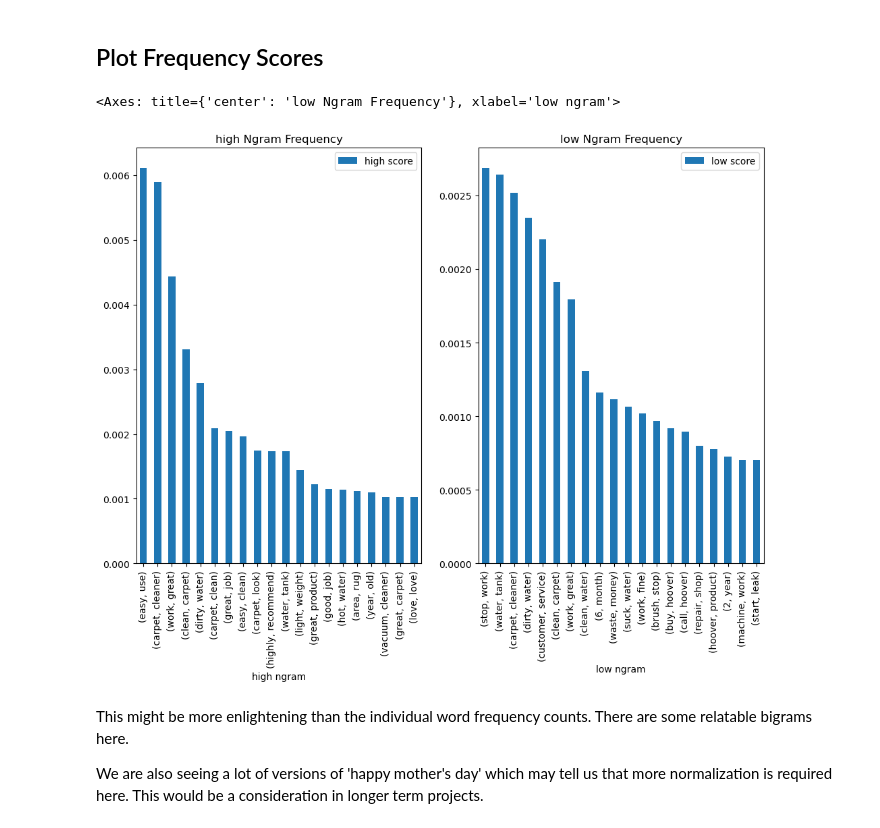
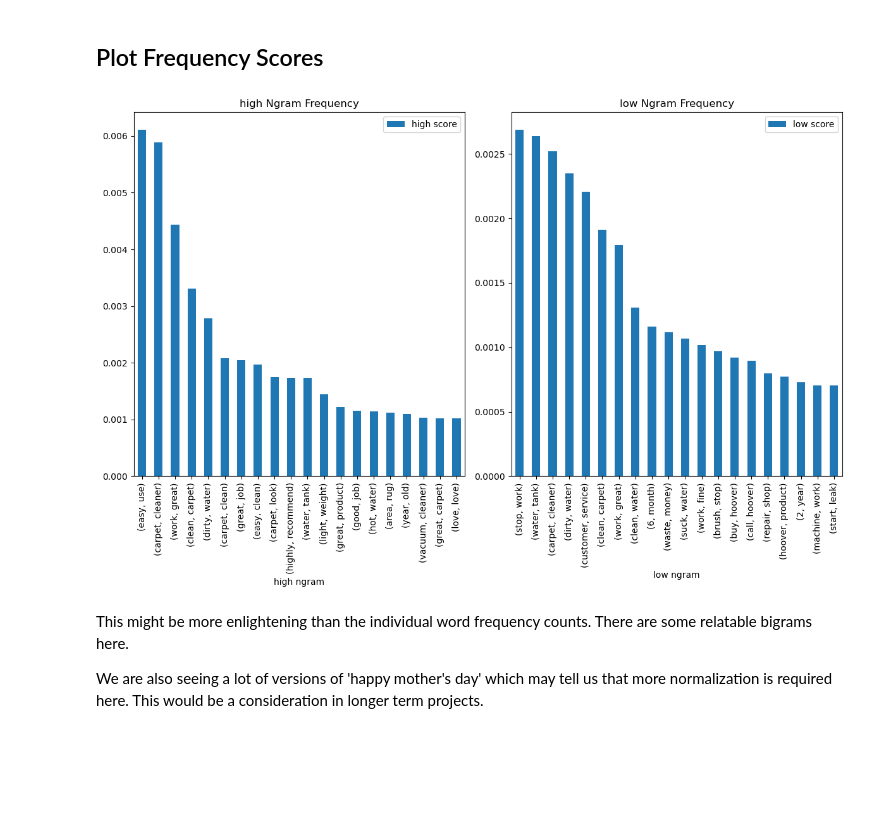
Before and after one commit to purvikansara/adv-ml-wk01-nlp-codealongs, a Jupyter notebook: Lecture 2-Amazon/SOLUTIONS-Amazon-W01L02-nlp-analysis-and-classification.ipynb, the cells around one changed output. Saved outputs shown, nothing was run; the diff lists cells and outputs as text; code cells hidden in the pictures; blank space fills up the shorter version.

```diff
--- a/Lecture 2-Amazon/SOLUTIONS-Amazon-W01L02-nlp-analysis-and-classification.ipynb
+++ b/Lecture 2-Amazon/SOLUTIONS-Amazon-W01L02-nlp-analysis-and-classification.ipynb
@@ -245,0 +246,4 @@ Name: rating, dtype: int64
+# %%
+## Use the function to create a new "rating" column with groups
+df['rating'] = df['overall'].map(create_groups)
+df['rating'].value_counts(dropna=False)
@@ -324,17 +346,17 @@ neg_freq_dist.plot(20, title='low Rating Token Frequency Distribution');
 We can see already that punctuation and very common words are at the top of both lists.  To avoid this, we can use our normalized data instead.  Let's use our lemmas!
 # %%
 ## Create list of all tokens in all documents
-pos_words = high['spacy_lemmas'].explode().to_list()
-neg_words = low['spacy_lemmas'].explode().to_list()
+high_words = high['spacy_lemmas'].explode().to_list()
+low_words = low['spacy_lemmas'].explode().to_list()
 
 ## Instantiate high frequency distribution
-pos_freq_dist = FreqDist(pos_words)
-neg_freq_dist = FreqDist(neg_words)
+high_freq_dist = FreqDist(high_words)
+low_freq_dist = FreqDist(low_words)
 
 ## Plot the distribution
-pos_freq_dist.plot(20, title='high Rating Token Distribution')
+high_freq_dist.plot(20, title='high Rating Token Distribution')
 
-neg_freq_dist.plot(20, title='low Rating Token Frequency Distribution');
+low_freq_dist.plot(20, title='low Rating Token Frequency Distribution');
 # %% [output]
 [figure]
 [figure]
@@ -400,19 +469,19 @@ from nltk.collocations import BigramAssocMeasures, BigramCollocationFinder
 measures = BigramAssocMeasures()
 
 ## Create collector classes
-pos_finder = BigramCollocationFinder.from_words(pos_words)
-neg_finder = BigramCollocationFinder.from_words(neg_words)
+high_finder = BigramCollocationFinder.from_words(high_words)
+low_finder = BigramCollocationFinder.from_words(low_words)
 # %%
 ## Calculate high and low ngram scores
-pos_scores = pos_finder.score_ngrams(measures.raw_freq)
-pos_ngram_scores = pd.DataFrame(pos_scores, columns=['high ngram', 'high score'])
+high_scores = high_finder.score_ngrams(measures.raw_freq)
+high_ngram_scores = pd.DataFrame(high_scores, columns=['high ngram', 'high score'])
 
-neg_scores = neg_finder.score_ngrams(measures.raw_freq)
-neg_ngram_scores = pd.DataFrame(neg_scores, columns=['low ngram', 'low score'])
+low_scores = low_finder.score_ngrams(measures.raw_freq)
+low_ngram_scores = pd.DataFrame(low_scores, columns=['low ngram', 'low score'])
 
 ## Display the frequency scores
-display(pos_ngram_scores.head(20))
-display(neg_ngram_scores.head(20))
+display(high_ngram_scores.head(20))
+display(low_ngram_scores.head(20))
 # %% [output]
 |  | high ngram | high score |
 | 0 | (easy, use) | 0.006112 |
@@ -453,15 +522,15 @@ display(neg_ngram_scores.head(20))
 # %%
 ## Create a figure and axes
 fig, axes = plt.subplots(1,2, figsize=(12,8))
 
 ## Plot the ngram frequencies
-pos_ngram_scores.head(20).plot(x='high ngram', kind='bar', title='high Ngram Frequency',
+high_ngram_scores.head(20).plot(x='high ngram', kind='bar', title='high Ngram Frequency',
                                         ax=axes[0])
-neg_ngram_scores.head(20).plot(x='low ngram', kind='bar', title='low Ngram Frequency',
+low_ngram_scores.head(20).plot(x='low ngram', kind='bar', title='low Ngram Frequency',
                                         ax=axes[1])
+plt.tight_layout()
 # %% [output]
-<Axes: title={'center': 'low Ngram Frequency'}, xlabel='low ngram'>
-[figure, old version]
+[figure, new version]
 # %% [markdown]
 This might be more enlightening than the individual word frequency counts.  There are some relatable bigrams here.
 
```
Also changed, not shown: parts of 68 cells of this notebook, 4 other files.
